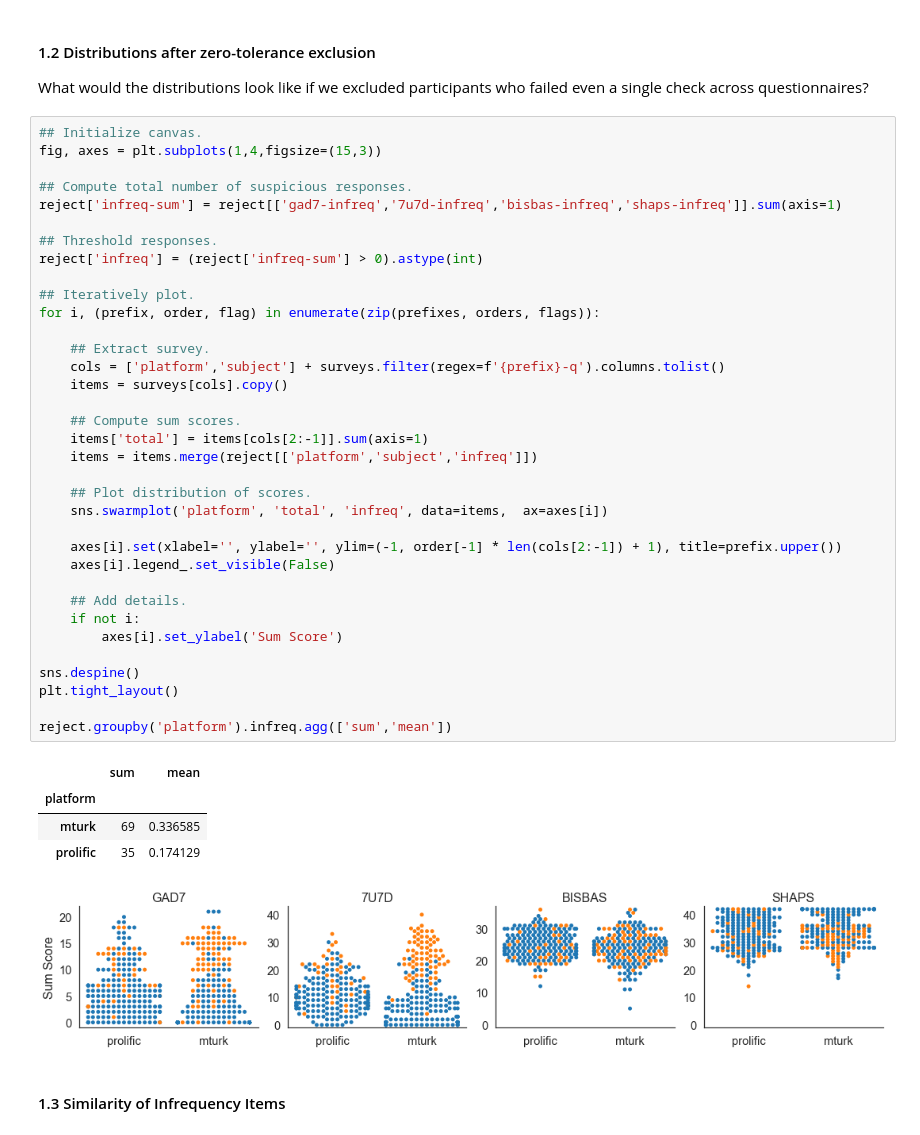
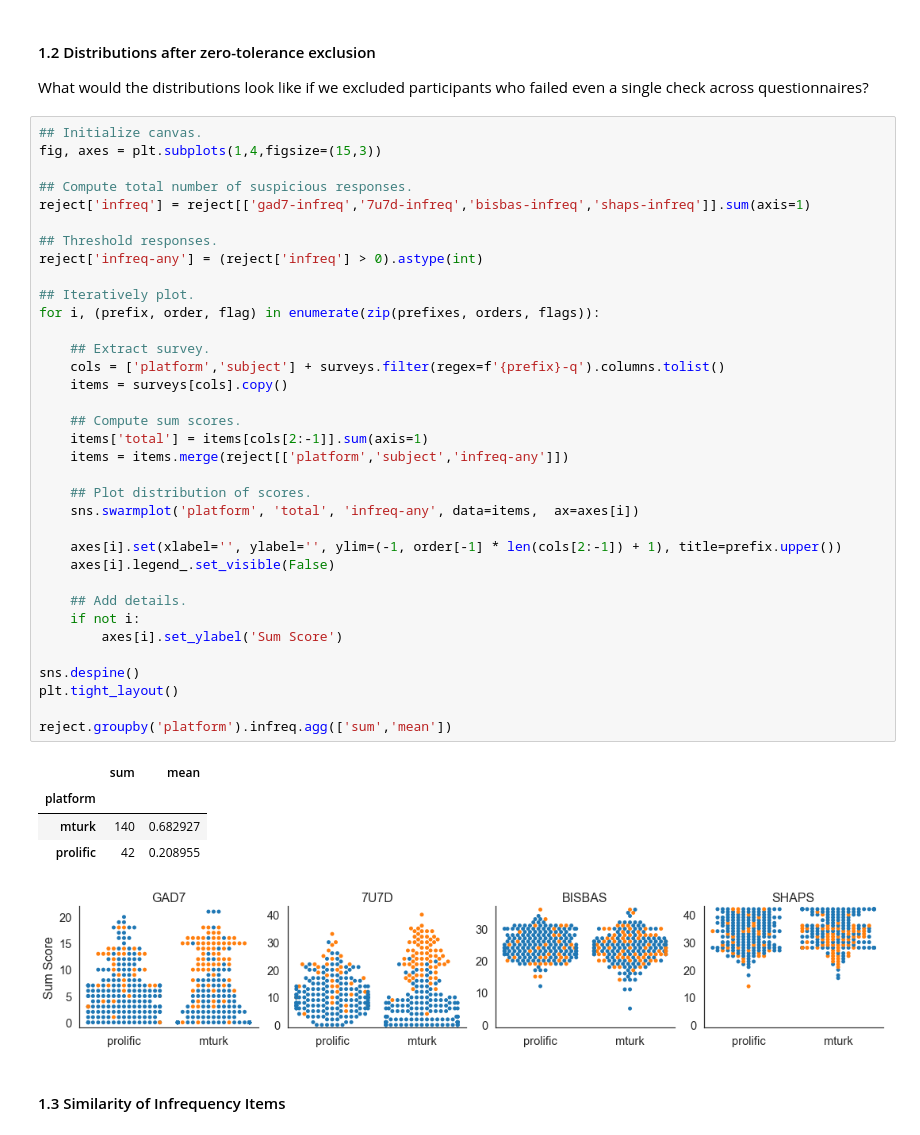
Before and after one commit to nivlab/sciops, a Jupyter notebook: analysis/notebooks/02_ROC.ipynb, the cells around one changed output. Saved outputs shown, nothing was run; the diff lists cells and outputs as text.

```diff
--- a/analysis/notebooks/02_ROC.ipynb
+++ b/analysis/notebooks/02_ROC.ipynb
@@ -79,41 +79,41 @@ What would the distributions look like if we excluded participants who failed ev
 fig, axes = plt.subplots(1,4,figsize=(15,3))
 
 ## Compute total number of suspicious responses.
-reject['infreq-sum'] = reject[['gad7-infreq','7u7d-infreq','bisbas-infreq','shaps-infreq']].sum(axis=1)
+reject['infreq'] = reject[['gad7-infreq','7u7d-infreq','bisbas-infreq','shaps-infreq']].sum(axis=1)
 
 ## Threshold responses.
-reject['infreq'] = (reject['infreq-sum'] > 0).astype(int)
+reject['infreq-any'] = (reject['infreq'] > 0).astype(int)
 
 ## Iteratively plot.
 for i, (prefix, order, flag) in enumerate(zip(prefixes, orders, flags)):
 
     ## Extract survey.
     cols = ['platform','subject'] + surveys.filter(regex=f'{prefix}-q').columns.tolist()
     items = surveys[cols].copy()
 
     ## Compute sum scores.
     items['total'] = items[cols[2:-1]].sum(axis=1)
-    items = items.merge(reject[['platform','subject','infreq']])
+    items = items.merge(reject[['platform','subject','infreq-any']])
 
     ## Plot distribution of scores.
-    sns.swarmplot('platform', 'total', 'infreq', data=items,  ax=axes[i])
+    sns.swarmplot('platform', 'total', 'infreq-any', data=items,  ax=axes[i])
 
     axes[i].set(xlabel='', ylabel='', ylim=(-1, order[-1] * len(cols[2:-1]) + 1), title=prefix.upper())
     axes[i].legend_.set_visible(False)
 
     ## Add details.
     if not i:
         axes[i].set_ylabel('Sum Score')
 
 sns.despine()
 plt.tight_layout()
 
 reject.groupby('platform').infreq.agg(['sum','mean'])
 # %% [output]
 |  | sum | mean |
 | platform |  |  |
-| mturk | 69 | 0.336585 |
-| prolific | 35 | 0.174129 |
+| mturk | 140 | 0.682927 |
+| prolific | 42 | 0.208955 |
 [figure]
 # %% [markdown]
 #### 1.3 Similarity of Infrequency Items
```
Also changed, not shown: parts of 30 cells of this notebook.
